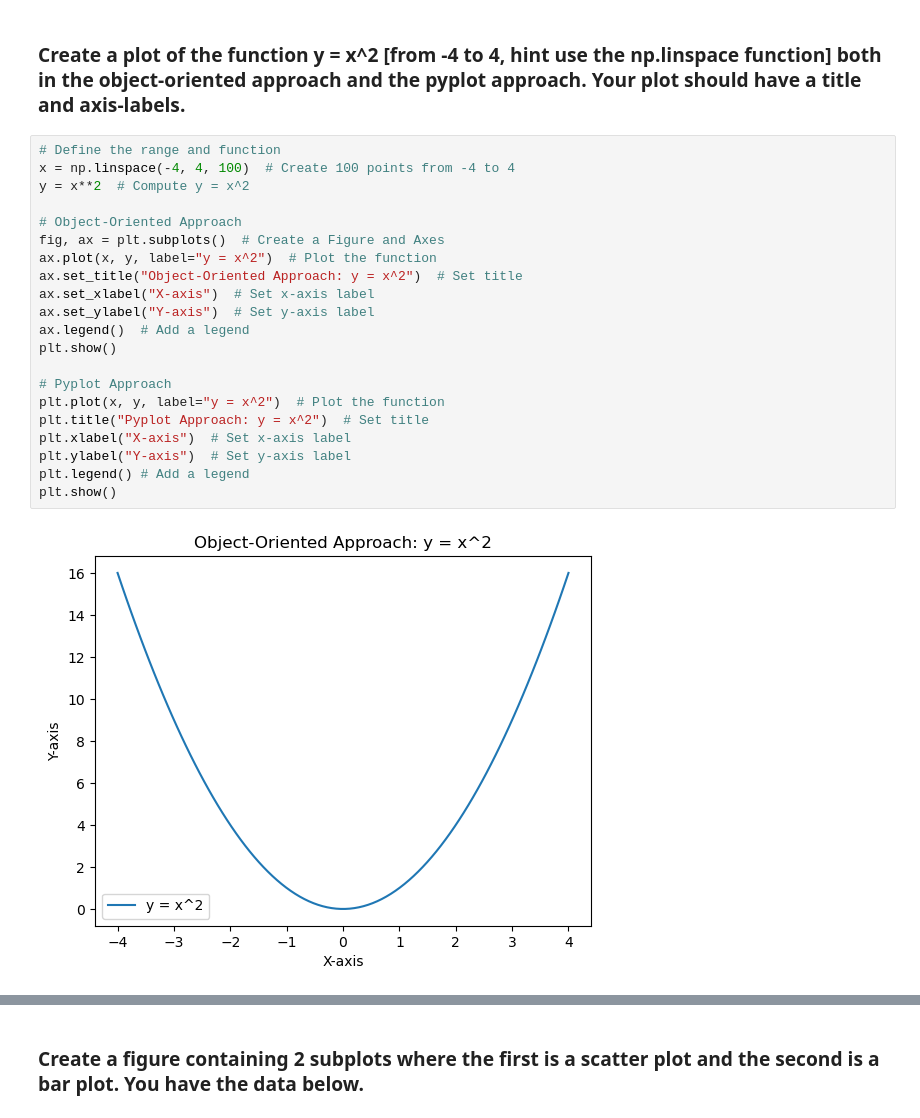
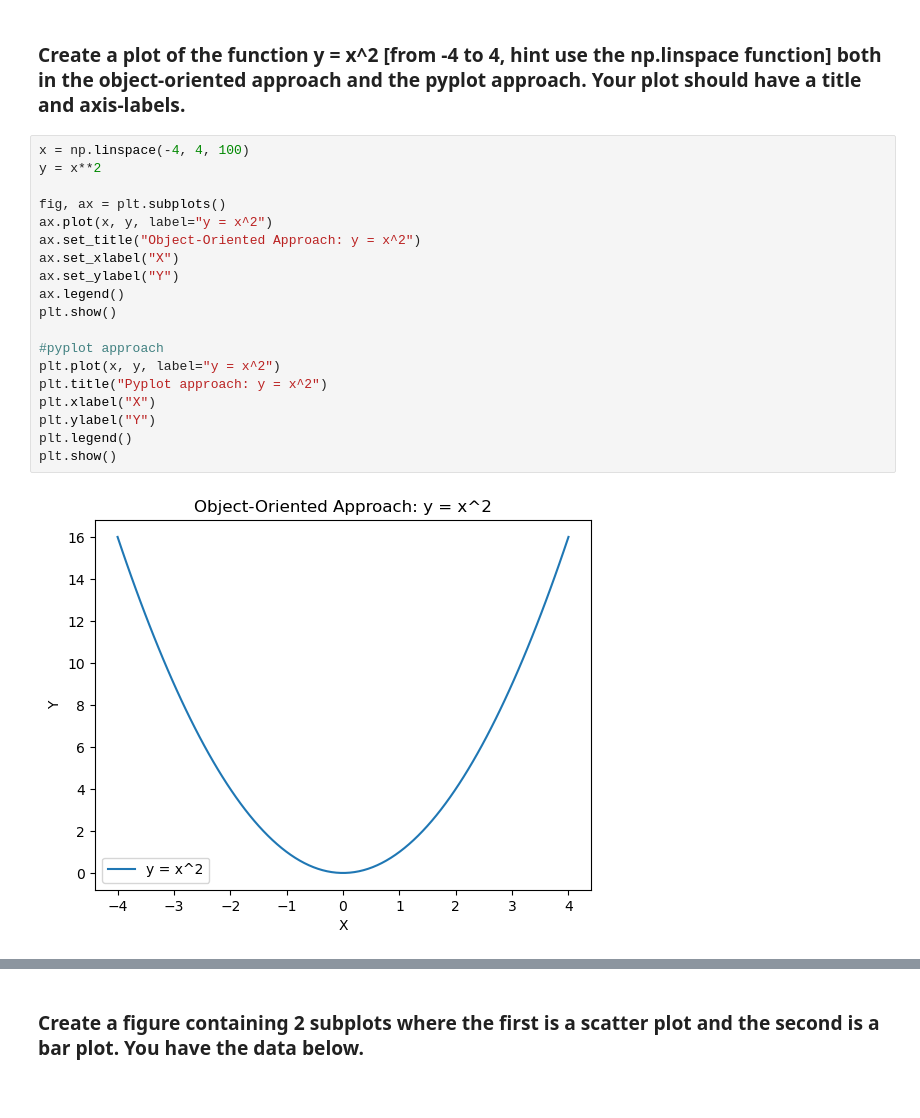
Before and after one commit to HugoManns/pythonUppgifter, a Jupyter notebook: 02_matplotlib.ipynb, the cells around one changed output, grey strips where cells are left out. Drawn from its saved outputs; the diff is of its cells as text.

```diff
--- a/02_matplotlib.ipynb
+++ b/02_matplotlib.ipynb
@@ -150,25 +114,23 @@ plt.show()
 # %% [markdown]
 ### Create a plot of the function y = x^2 [from -4 to 4, hint use the np.linspace function] both in the object-oriented approach and the pyplot approach. Your plot should have a title and axis-labels.
 # %%
-# Define the range and function
-x = np.linspace(-4, 4, 100)  # Create 100 points from -4 to 4
-y = x**2  # Compute y = x^2
+x = np.linspace(-4, 4, 100)
+y = x**2
 
-# Object-Oriented Approach
-fig, ax = plt.subplots()  # Create a Figure and Axes
-ax.plot(x, y, label="y = x^2")  # Plot the function
-ax.set_title("Object-Oriented Approach: y = x^2")  # Set title
-ax.set_xlabel("X-axis")  # Set x-axis label
-ax.set_ylabel("Y-axis")  # Set y-axis label
-ax.legend()  # Add a legend
+fig, ax = plt.subplots()
+ax.plot(x, y, label="y = x^2")
+ax.set_title("Object-Oriented Approach: y = x^2")
+ax.set_xlabel("X")
+ax.set_ylabel("Y")
+ax.legend()
 plt.show()
 
-# Pyplot Approach
-plt.plot(x, y, label="y = x^2")  # Plot the function
-plt.title("Pyplot Approach: y = x^2")  # Set title
-plt.xlabel("X-axis")  # Set x-axis label
-plt.ylabel("Y-axis")  # Set y-axis label
-plt.legend() # Add a legend
+#pyplot approach
+plt.plot(x, y, label="y = x^2")
+plt.title("Pyplot approach: y = x^2")
+plt.xlabel("X")
+plt.ylabel("Y")
+plt.legend()
 plt.show()
 # %% [output]
-[figure, old version]
+[figure, new version]
```
Also changed, not shown: parts of 5 cells of this notebook.
